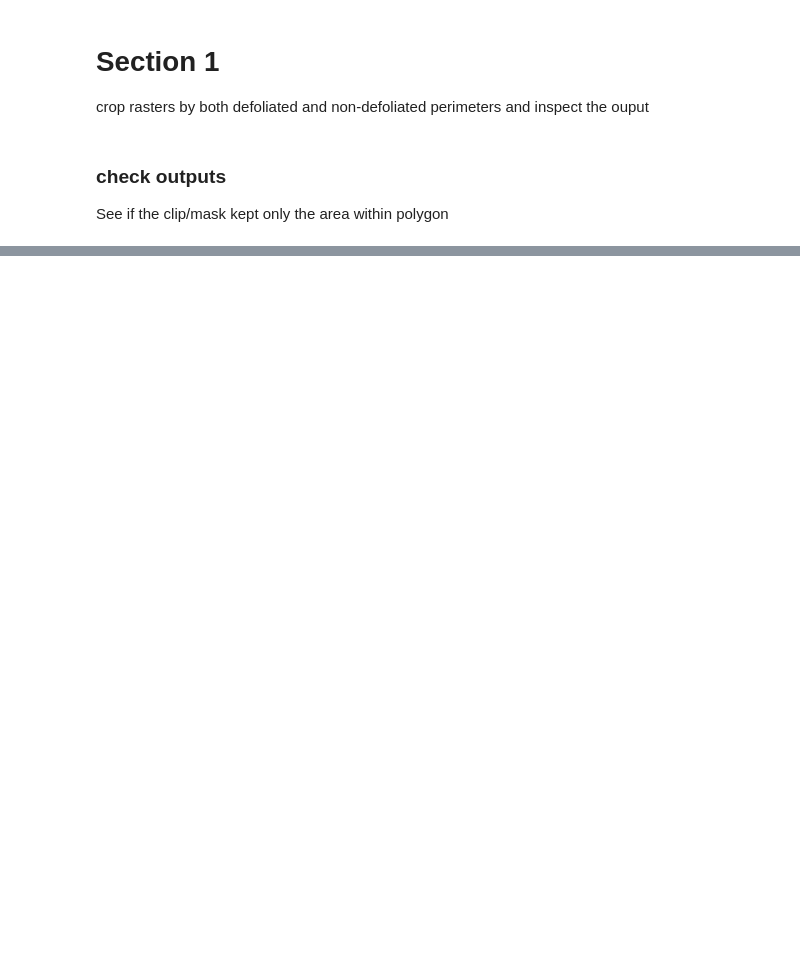
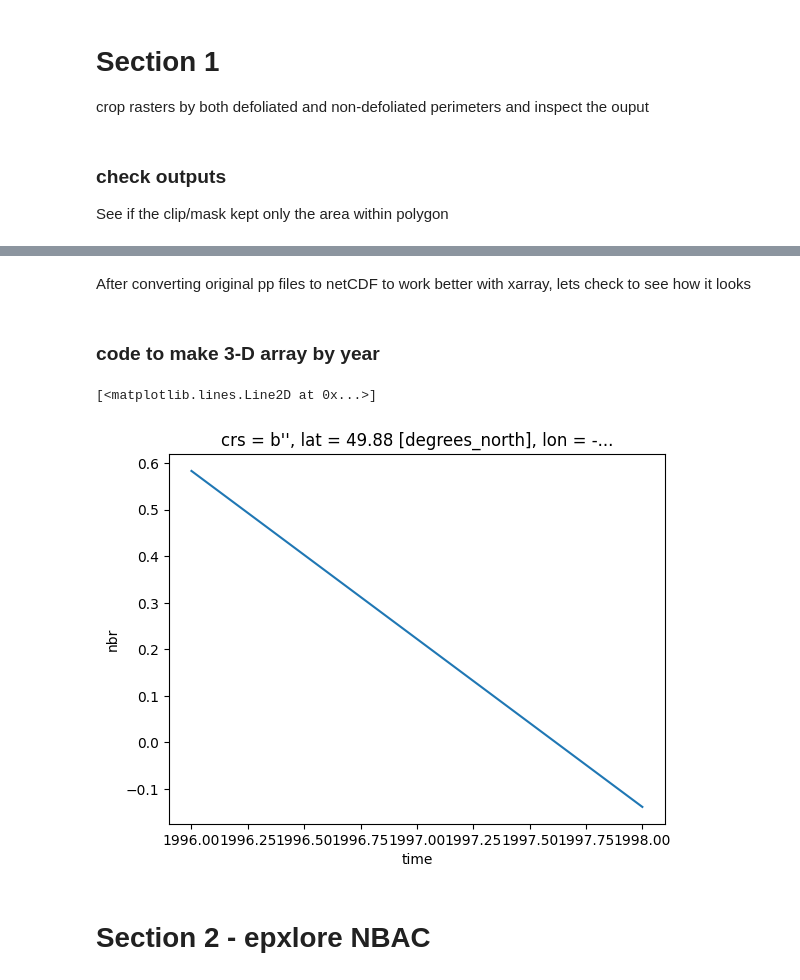
Before and after one commit to jackagoldman/spectral-recovery, a Jupyter notebook: py/raster_processing.ipynb, the cells around one changed output, grey strips where cells are left out. Drawn from its saved outputs; the diff is of its cells as text; code cells hidden in the pictures; blank space fills up the shorter version.

```diff
--- a/py/raster_processing.ipynb
+++ b/py/raster_processing.ipynb
@@ -104 +124,34 @@ t[1].squeeze().plot.imshow()
 [figure]
+# %% [markdown]
+After converting original pp files to netCDF to work better with xarray, lets check to see how it looks
+# %% [markdown]
+### code to make 3-D array by year
+# %%
+nc2= "/Users/jgoldman/Desktop/chp3/ltr_pre_post/THU37_2007_1662_pp.nc"
+t = xr.open_dataset(nc2,decode_coords="all")
+t
+
+preNBR= t.rename_vars(Band1='nbr')['nbr']
+postNBR= t.rename_vars(Band2='nbr')['nbr']
+preNBR.attrs["long_name"] = "nbr"
+
+preNBR
+postNBR = postNBR.assign_coords({
+    "lon": preNBR.lon,
+    "lat": preNBR.lat,})
+
+
+postNBR
+
+
+
+ds= xr.concat([preNBR, postNBR], dim=pd.Index([1996, 1998], name ='time'))
+# %%
+air1d = ds.isel(lat=100, lon=100)
+
+air1d.plot()
+# %% [output]
+[<matplotlib.lines.Line2D at 0x...>]
+[figure, added]
+# %% [markdown]
+# Section 2 - epxlore NBAC
```
Also changed, not shown: parts of 22 cells of this notebook.
